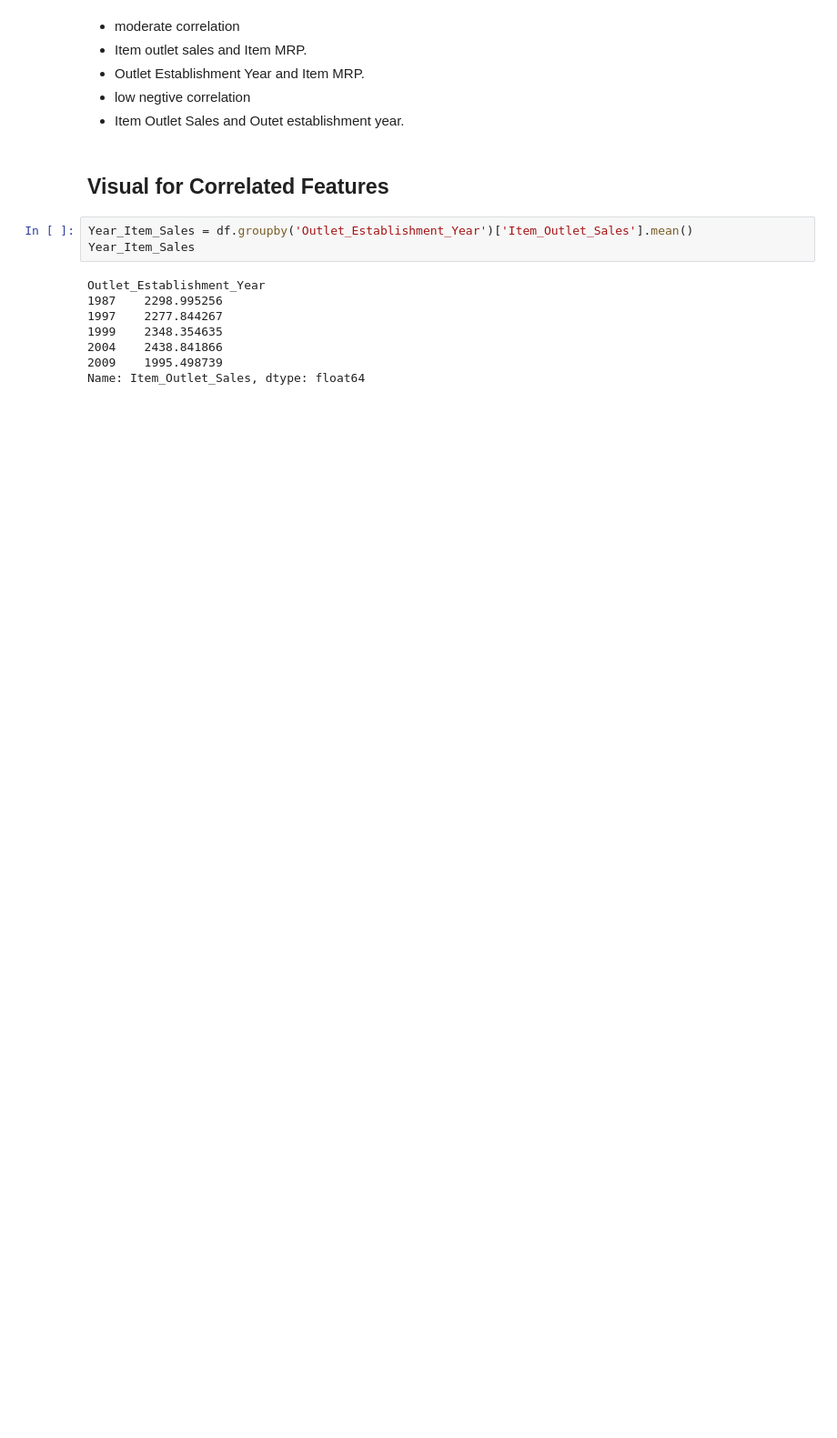
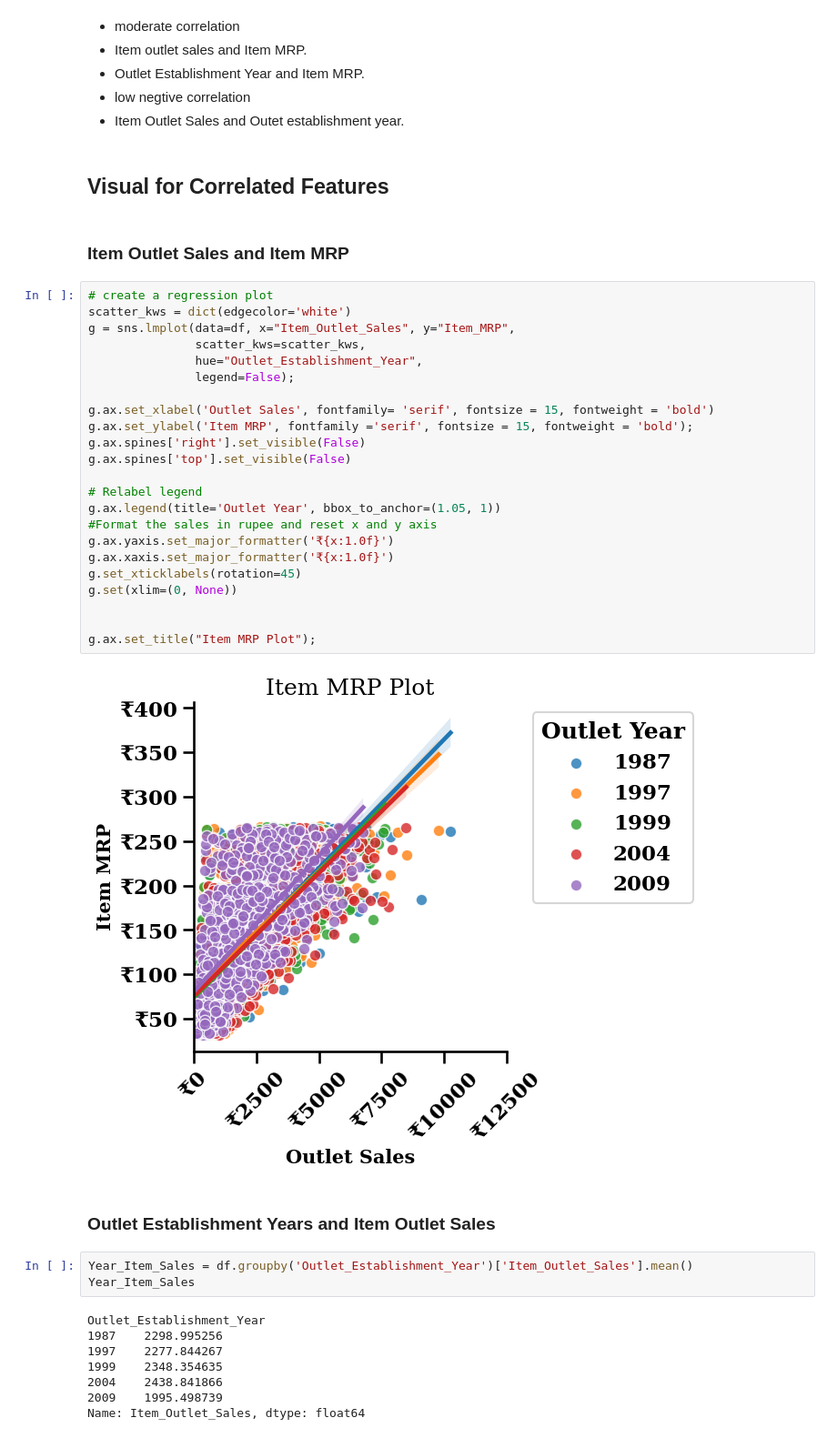
Before and after one commit to Elispreng/Grocery_Sales, a Jupyter notebook: Spreng_Grocery Sales.ipynb, the cells around one changed output. Shown at 91% size. Drawn from its saved outputs; the diff is of its cells as text; blank space fills up the shorter version.

Commit message:
Update Second Visual

```diff
--- a/Spreng_Grocery Sales.ipynb
+++ b/Spreng_Grocery Sales.ipynb
@@ -207,6 +207,35 @@ plt.show()
  - Item Outlet Sales and Outet establishment year.
 # %% [markdown]
 ## Visual for Correlated Features
+# %% [markdown]
+### Item Outlet Sales and Item MRP
+# %%
+# create a regression plot
+scatter_kws = dict(edgecolor='white')
+g = sns.lmplot(data=df, x="Item_Outlet_Sales", y="Item_MRP",
+               scatter_kws=scatter_kws,
+               hue="Outlet_Establishment_Year",
+               legend=False);
+
+g.ax.set_xlabel('Outlet Sales', fontfamily= 'serif', fontsize = 15, fontweight = 'bold')
+g.ax.set_ylabel('Item MRP', fontfamily ='serif', fontsize = 15, fontweight = 'bold');
+g.ax.spines['right'].set_visible(False)
+g.ax.spines['top'].set_visible(False)
+
+# Relabel legend
+g.ax.legend(title='Outlet Year', bbox_to_anchor=(1.05, 1))
+#Format the sales in rupee and reset x and y axis
+g.ax.yaxis.set_major_formatter('₹{x:1.0f}')
+g.ax.xaxis.set_major_formatter('₹{x:1.0f}')
+g.set_xticklabels(rotation=45)
+g.set(xlim=(0, None))
+
+
+g.ax.set_title("Item MRP Plot");
+# %% [output]
+[figure, added]
+# %% [markdown]
+### Outlet Establishment Years and Item Outlet Sales
 # %%
 Year_Item_Sales = df.groupby('Outlet_Establishment_Year')['Item_Outlet_Sales'].mean()
 Year_Item_Sales
```
Also changed, not shown: parts of 1 cell of this notebook.
